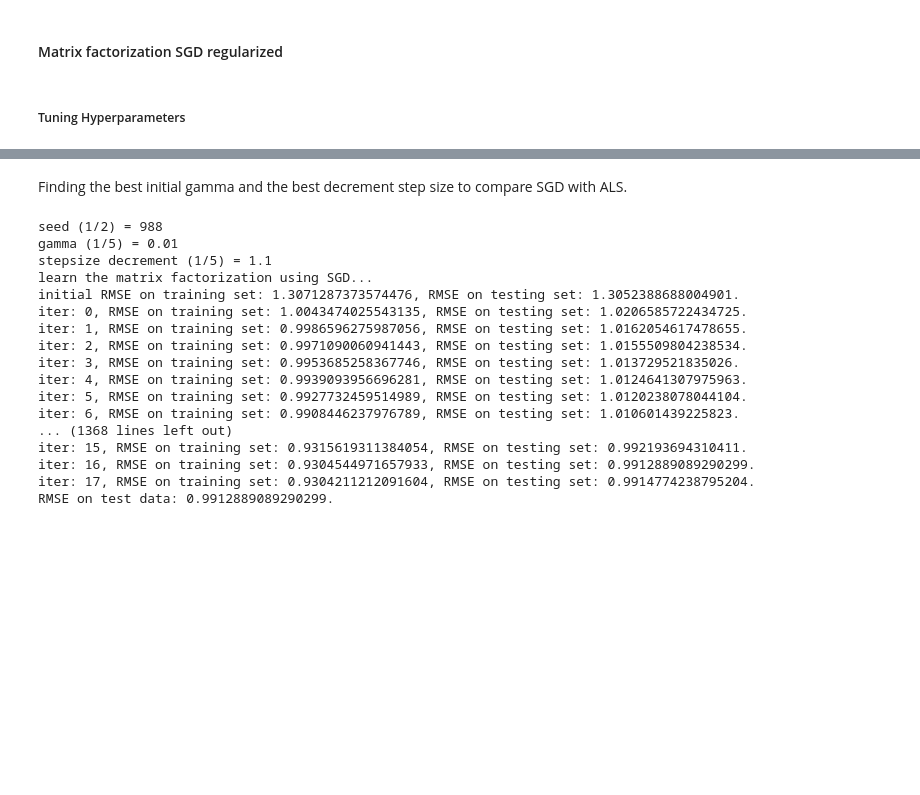
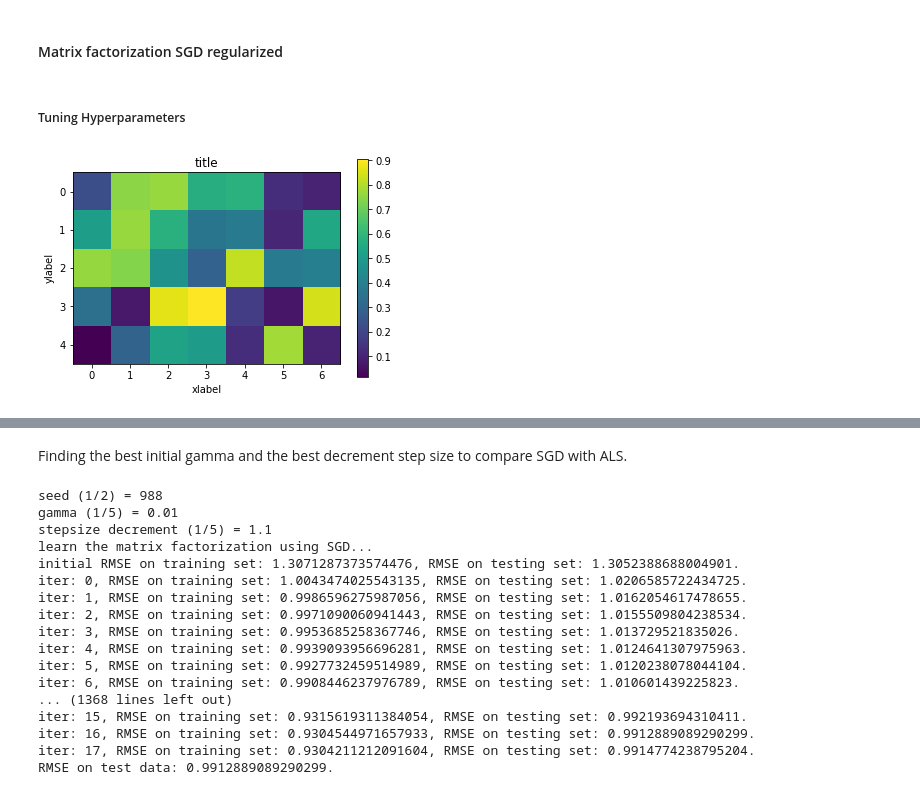
Before and after one commit to Anne-Aimee/recommender_system, a Jupyter notebook: src/main.ipynb, the cells around one changed output, grey strips where cells are left out. Cells and saved outputs as stored; diff of their text form; code cells hidden in the pictures; blank space fills up the shorter version.

Commit message:
Added heatmaps

```diff
--- a/src/main.ipynb
+++ b/src/main.ipynb
@@ -328,3 +332,21 @@ seed = 988
 matrix_factorization_SGD_regularized(train, test, num_features, lambda_user, lambda_item, gamma, gamma_dec_step_size, num_epochs, seed, stop_criterion)
 # %% [markdown]
 ##### Tuning Hyperparameters
+# %%
+def plot_simple_heatmap(data, title, xlabel, xticklabels, ylabel, yticklabels):
+
+    f,a = plt.subplots()
+    a.set_xlabel(xlabel)
+    a.set_xticks(range(len(xticklabels)))
+    a.set_xticklabels(xticklabels)
+    a.set_ylabel(ylabel)
+    a.set_yticks(range(len(yticklabels)))
+    a.set_yticklabels(yticklabels)
+    a.set_title(title)
+    heatmap_corr = a.imshow(data)
+    f.colorbar(heatmap_corr, ax=a)
+
+data = np.random.rand(5,7)
+plot_simple_heatmap(data, "title", "xlabel",np.arange(7), "ylabel",np.arange(5))
+# %% [output]
+[figure, added]
```
Also changed, not shown: parts of 10 cells of this notebook, 4 other files.
